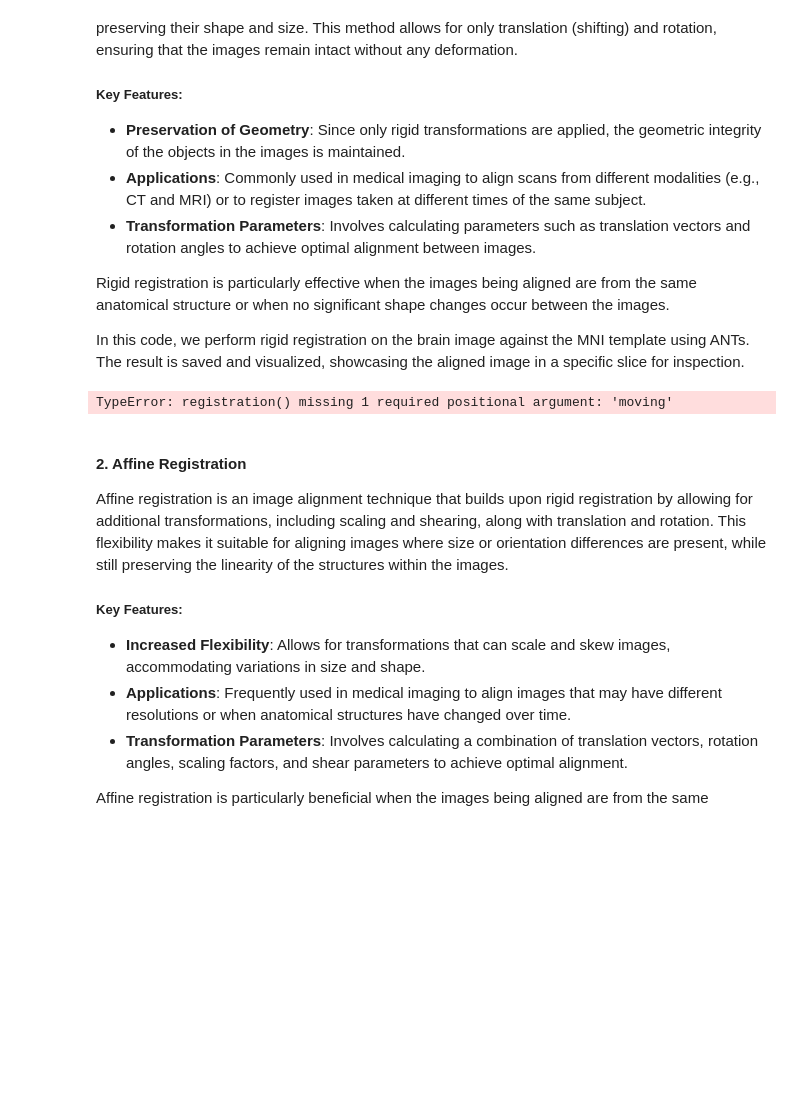
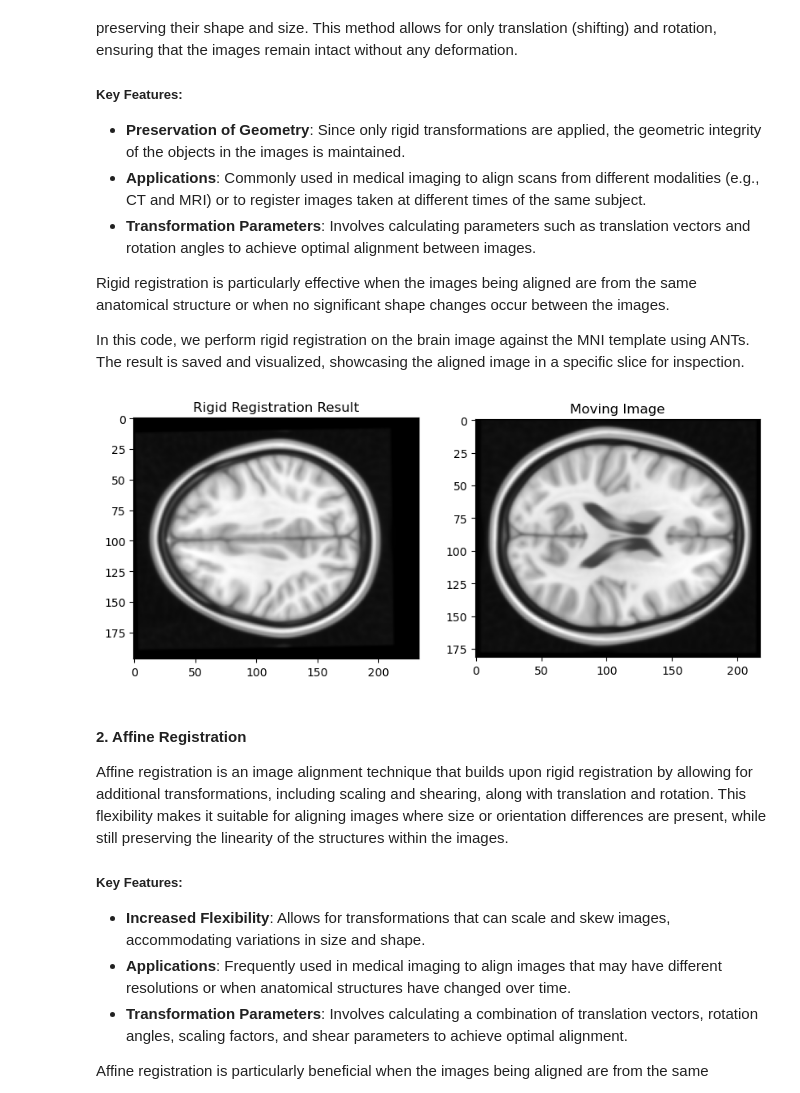
Before and after one commit to lechaudepierre/INFO-H500, a Jupyter notebook: TP6- Image Registration/TP6_Image_registration.ipynb, the cells around one changed output. Drawn from its saved outputs; the diff is of its cells as text; code cells hidden in the pictures; blank space fills up the shorter version.

```diff
--- a/TP6- Image Registration/TP6_Image_registration.ipynb
+++ b/TP6- Image Registration/TP6_Image_registration.ipynb
@@ -120,20 +137,26 @@ Rigid registration is particularly effective when the images being aligned are f
 In this code, we perform rigid registration on the brain image against the MNI template using ANTs. The result is saved and visualized, showcasing the aligned image in a specific slice for inspection.
 # %%
 
-
+mni_template_ants = ants.from_numpy(mni_template_data)
 # Perform rigid registration using ANTs
-ants_rigid_result = ants.registration(fixed='MNI152_T1_1mm.nii.gz',)
+ants_rigid_result = ants.registration(mni_template_ants,moving_image,type_of_transform='Rigid')
 
 # Save and display the result
-# -- Your code here -- #
-ants_rigid_result.to_filename('ants_rigid_result.nii.gz')
-ants_rigid_result_data = ants_rigid_result.numpy()
+ants.image_write(ants_rigid_result['warpedmovout'], 'ants_rigid_result.nii.gz')
+ants_rigid_result_data = ants_rigid_result['warpedmovout'].numpy()
+
 plt.figure(figsize=(10, 5))
-plt.imshow(ants_rigid_result_data[:, :, ants_rigid_result_data.shape[2] // 2], cmap='gray')
+plt.subplot(1, 2, 1)
+plt.imshow(ants_rigid_result_data[:, :, ants_rigid_result_data.shape[2]//2], cmap='gray')
 plt.title('Rigid Registration Result')
+plt.subplot(1, 2, 2)
+plt.imshow(moving_image_data[:, :, moving_image_data.shape[2] // 2], cmap='gray')
+plt.title('Moving Image')
 plt.show()
+
+# i don't realy see if it worked well or not, what should we see ? what conclusion can we make when we see the comparaison between the two images ?
 # %% [output]
-TypeError: registration() missing 1 required positional argument: 'moving'
+[figure, added]
 # %% [markdown]
 #### 2. Affine Registration
 
```
Also changed, not shown: parts of 10 cells of this notebook, 6 other files.
